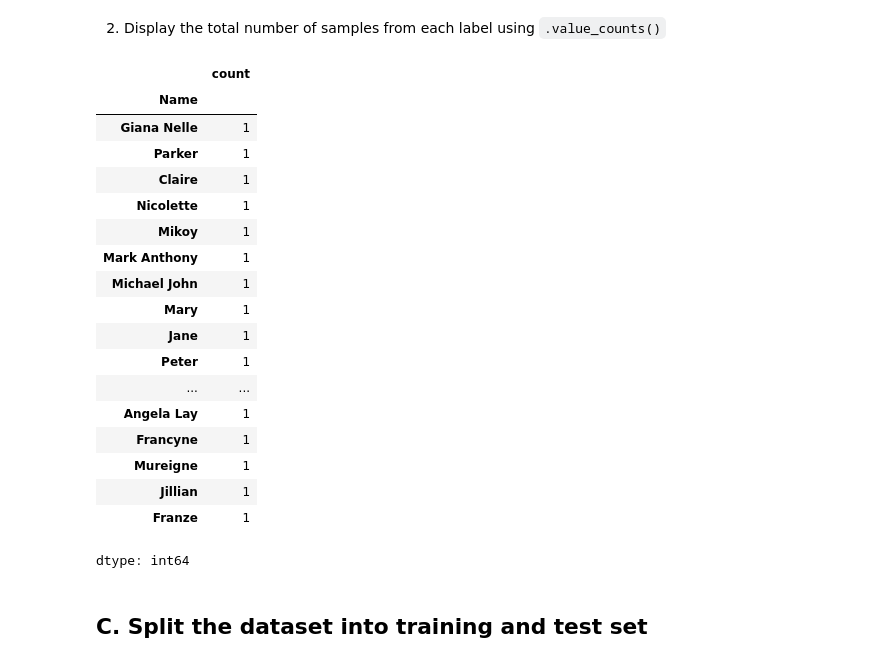
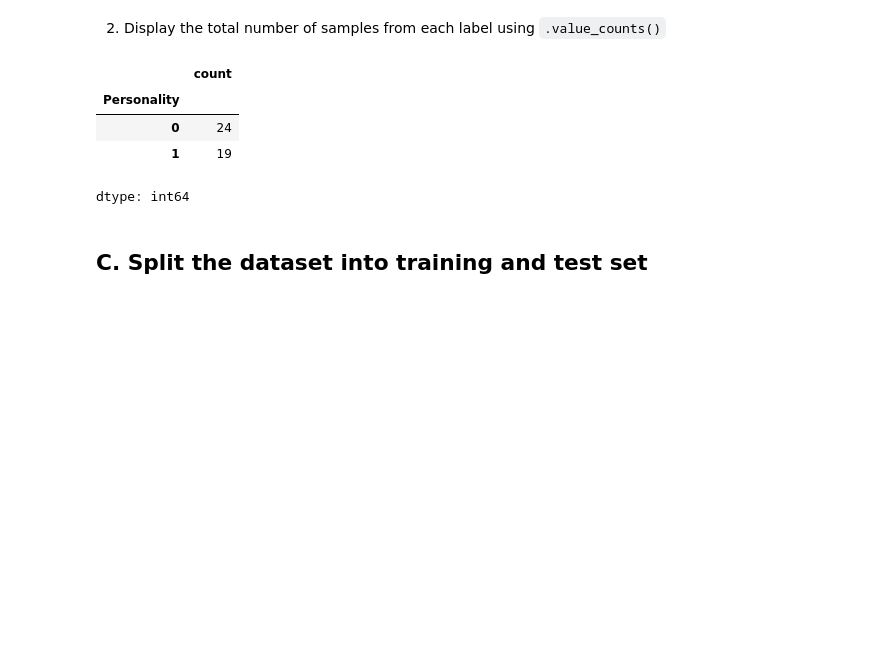
Before and after one commit to Gkcoli/MLThings, a Jupyter notebook: Exercise3.ipynb, the cells around one changed output. Drawn from its saved outputs; the diff is of its cells as text; code cells hidden in the pictures; blank space fills up the shorter version.

```diff
--- a/Exercise3.ipynb
+++ b/Exercise3.ipynb
@@ -56,26 +56,12 @@ memory usage: 2.1+ KB
 2. Display the total number of samples from each label using `.value_counts()`
 # %%
 # put your answer here
-df['Name'].value_counts()
+df['Personality'].value_counts()
 # %% [output]
 |  | count |
-| Name |  |
-| Giana Nelle | 1 |
-| Parker | 1 |
-| Claire | 1 |
-| Nicolette | 1 |
-| Mikoy | 1 |
-| Mark Anthony | 1 |
-| Michael John | 1 |
-| Mary | 1 |
-| Jane | 1 |
-| Peter | 1 |
-| ... | ... |
-| Angela Lay | 1 |
-| Francyne | 1 |
-| Mureigne | 1 |
-| Jillian | 1 |
-| Franze | 1 |
+| Personality |  |
+| 0 | 24 |
+| 1 | 19 |
 dtype: int64
 # %% [markdown]
 ## C. Split the dataset into training and test set
```
Also changed, not shown: parts of 13 cells of this notebook.
